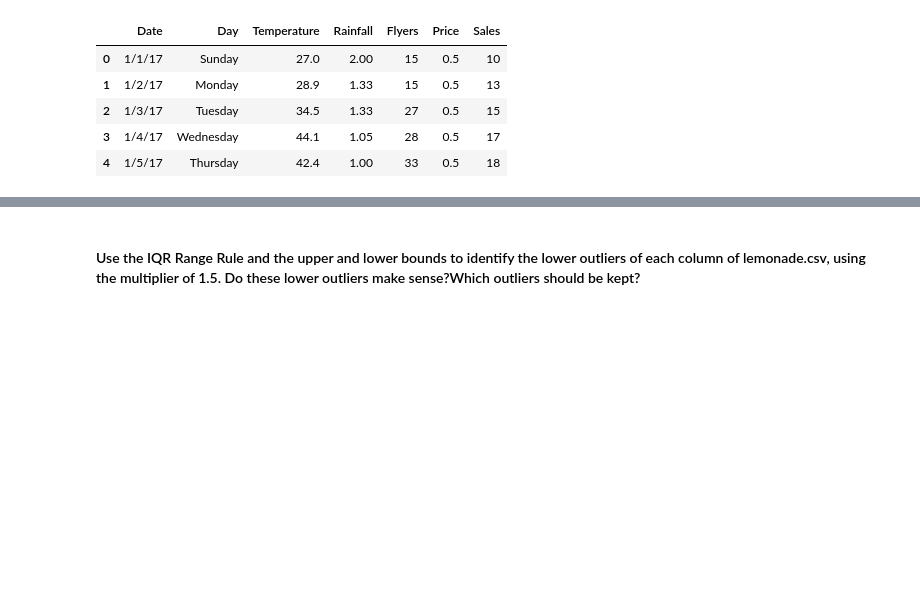
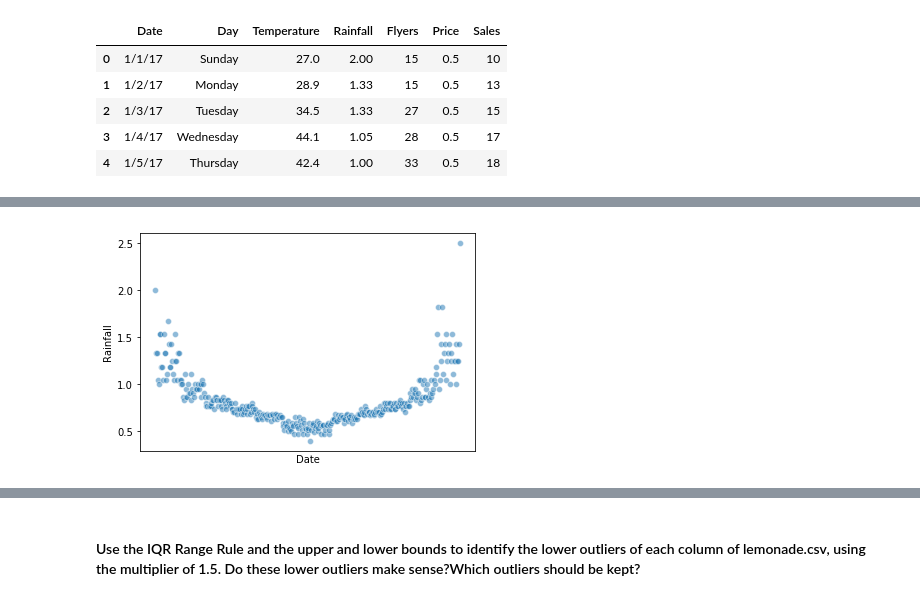
Before and after one commit to misty-garcia/ds-methodologies-exercises, a Jupyter notebook: anomaly_detection/continuous-probabilistic-methods.ipynb, the cells around one changed output, grey strips where cells are left out. Drawn from its saved outputs; the diff is of its cells as text; code cells hidden in the pictures; blank space fills up the shorter version.

```diff
--- a/anomaly_detection/continuous-probabilistic-methods.ipynb
+++ b/anomaly_detection/continuous-probabilistic-methods.ipynb
@@ -61,0 +85,6 @@ memory usage: 20.1+ KB
+# %%
+sns.scatterplot(df.Date, df.Rainfall, alpha=.5)
+plt.xticks([])
+plt.show()
+# %% [output]
+[figure, added]
```
Also changed, not shown: parts of 10 cells of this notebook.
